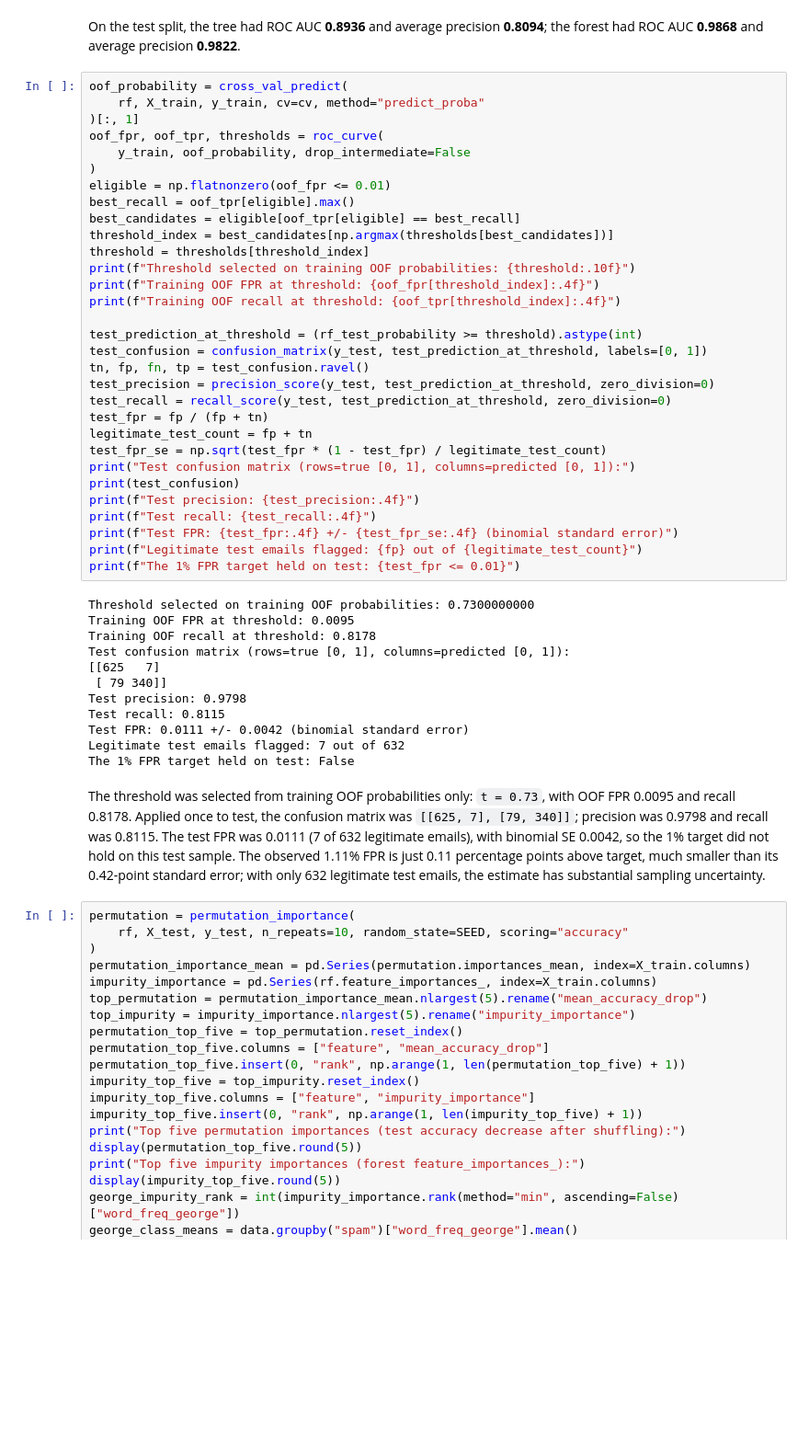
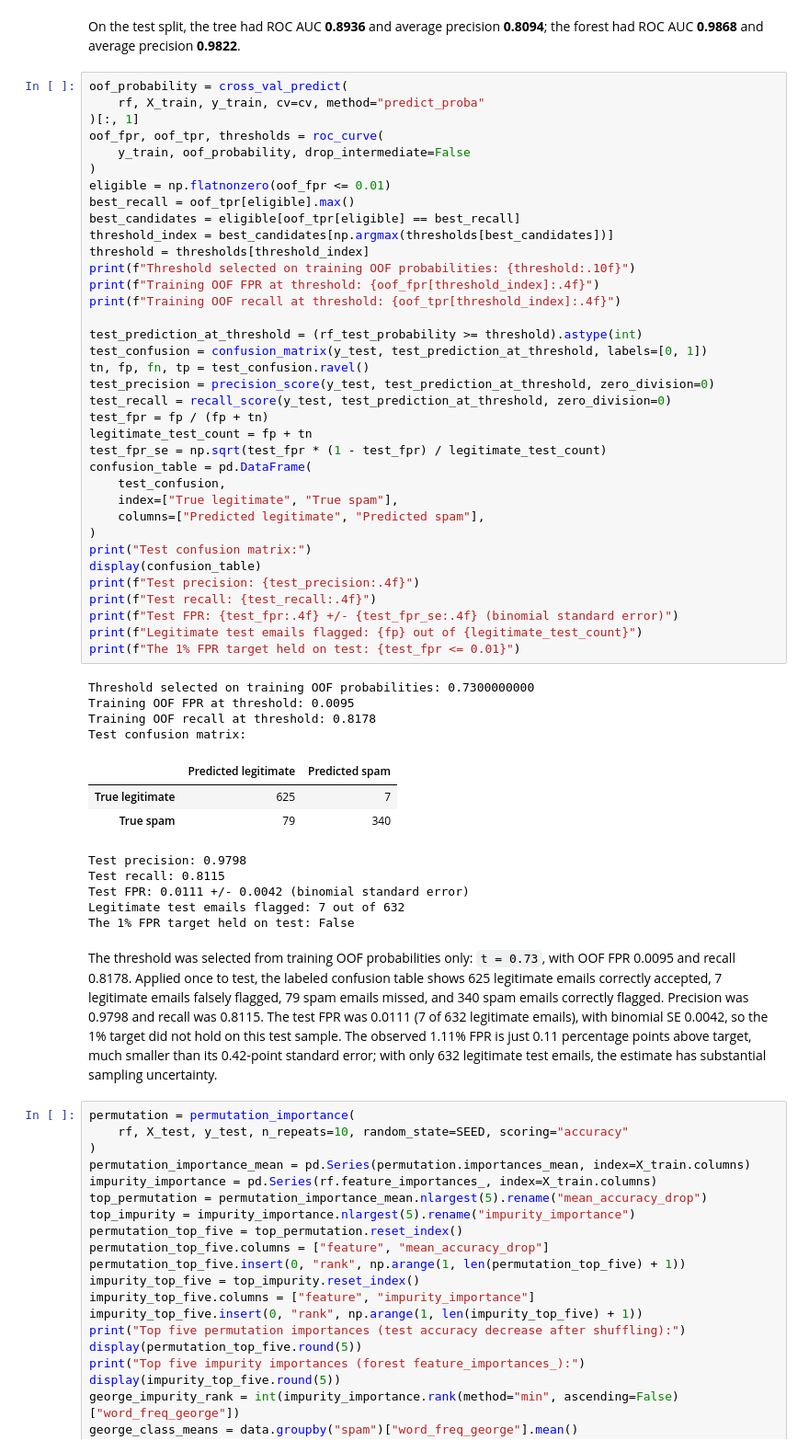
Before and after one commit to NurdauletZhussip-tech/zhussip_ML_task_4, a Jupyter notebook: zhussip_task4.ipynb, the cells around one changed output. Shown at 92% size. Saved outputs shown, nothing was run; the diff lists cells and outputs as text; blank space fills up the shorter version.

Commit message:
update confusion matrix display and interpretation in Task 4 notebook

```diff
--- a/zhussip_task4.ipynb
+++ b/zhussip_task4.ipynb
@@ -272,45 +271,51 @@ oof_probability = cross_val_predict(
 )[:, 1]
 oof_fpr, oof_tpr, thresholds = roc_curve(
     y_train, oof_probability, drop_intermediate=False
 )
 eligible = np.flatnonzero(oof_fpr <= 0.01)
 best_recall = oof_tpr[eligible].max()
 best_candidates = eligible[oof_tpr[eligible] == best_recall]
 threshold_index = best_candidates[np.argmax(thresholds[best_candidates])]
 threshold = thresholds[threshold_index]
 print(f"Threshold selected on training OOF probabilities: {threshold:.10f}")
 print(f"Training OOF FPR at threshold: {oof_fpr[threshold_index]:.4f}")
 print(f"Training OOF recall at threshold: {oof_tpr[threshold_index]:.4f}")
 
 test_prediction_at_threshold = (rf_test_probability >= threshold).astype(int)
 test_confusion = confusion_matrix(y_test, test_prediction_at_threshold, labels=[0, 1])
 tn, fp, fn, tp = test_confusion.ravel()
 test_precision = precision_score(y_test, test_prediction_at_threshold, zero_division=0)
 test_recall = recall_score(y_test, test_prediction_at_threshold, zero_division=0)
 test_fpr = fp / (fp + tn)
 legitimate_test_count = fp + tn
 test_fpr_se = np.sqrt(test_fpr * (1 - test_fpr) / legitimate_test_count)
-print("Test confusion matrix (rows=true [0, 1], columns=predicted [0, 1]):")
-print(test_confusion)
+confusion_table = pd.DataFrame(
+    test_confusion,
+    index=["True legitimate", "True spam"],
+    columns=["Predicted legitimate", "Predicted spam"],
+)
+print("Test confusion matrix:")
+display(confusion_table)
 print(f"Test precision: {test_precision:.4f}")
 print(f"Test recall: {test_recall:.4f}")
 print(f"Test FPR: {test_fpr:.4f} +/- {test_fpr_se:.4f} (binomial standard error)")
 print(f"Legitimate test emails flagged: {fp} out of {legitimate_test_count}")
 print(f"The 1% FPR target held on test: {test_fpr <= 0.01}")
 # %% [output]
 Threshold selected on training OOF probabilities: 0.7300000000
 Training OOF FPR at threshold: 0.0095
 Training OOF recall at threshold: 0.8178
-Test confusion matrix (rows=true [0, 1], columns=predicted [0, 1]):
-[[625   7]
- [ 79 340]]
-Test precision: 0.9798
-Test recall: 0.8115
-Test FPR: 0.0111 +/- 0.0042 (binomial standard error)
-Legitimate test emails flagged: 7 out of 632
-The 1% FPR target held on test: False
+Test confusion matrix:
+|  | Predicted legitimate | Predicted spam |
+| True legitimate | 625 | 7 |
+| True spam | 79 | 340 |
+Test precision: 0.9798
+Test recall: 0.8115
+Test FPR: 0.0111 +/- 0.0042 (binomial standard error)
+Legitimate test emails flagged: 7 out of 632
+The 1% FPR target held on test: False
 # %% [markdown]
-The threshold was selected from training OOF probabilities only: `t = 0.73`, with OOF FPR 0.0095 and recall 0.8178. Applied once to test, the confusion matrix was `[[625, 7], [79, 340]]`; precision was 0.9798 and recall was 0.8115. The test FPR was 0.0111 (7 of 632 legitimate emails), with binomial SE 0.0042, so the 1% target did not hold on this test sample. The observed 1.11% FPR is just 0.11 percentage points above target, much smaller than its 0.42-point standard error; with only 632 legitimate test emails, the estimate has substantial sampling uncertainty.
+The threshold was selected from training OOF probabilities only: `t = 0.73`, with OOF FPR 0.0095 and recall 0.8178. Applied once to test, the labeled confusion table shows 625 legitimate emails correctly accepted, 7 legitimate emails falsely flagged, 79 spam emails missed, and 340 spam emails correctly flagged. Precision was 0.9798 and recall was 0.8115. The test FPR was 0.0111 (7 of 632 legitimate emails), with binomial SE 0.0042, so the 1% target did not hold on this test sample. The observed 1.11% FPR is just 0.11 percentage points above target, much smaller than its 0.42-point standard error; with only 632 legitimate test emails, the estimate has substantial sampling uncertainty.
 # %%
 permutation = permutation_importance(
     rf, X_test, y_test, n_repeats=10, random_state=SEED, scoring="accuracy"
```
Also changed, not shown: parts of 5 cells of this notebook.
